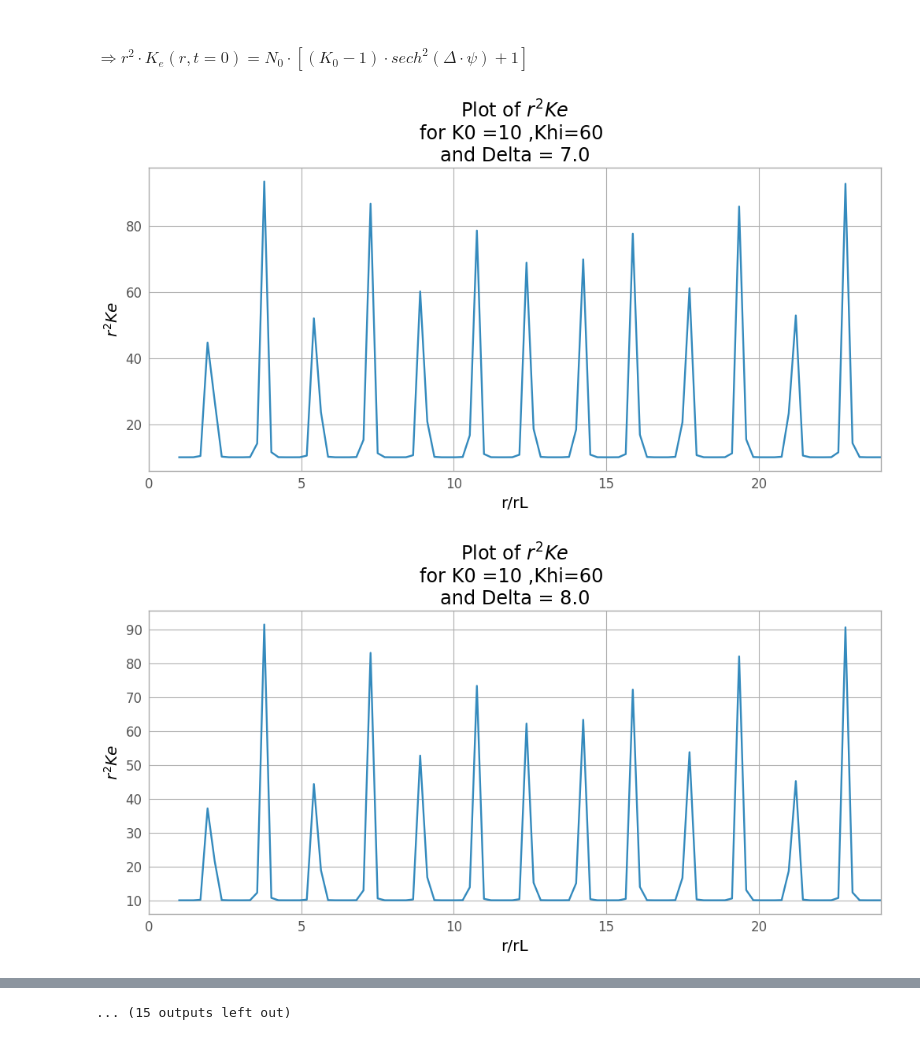
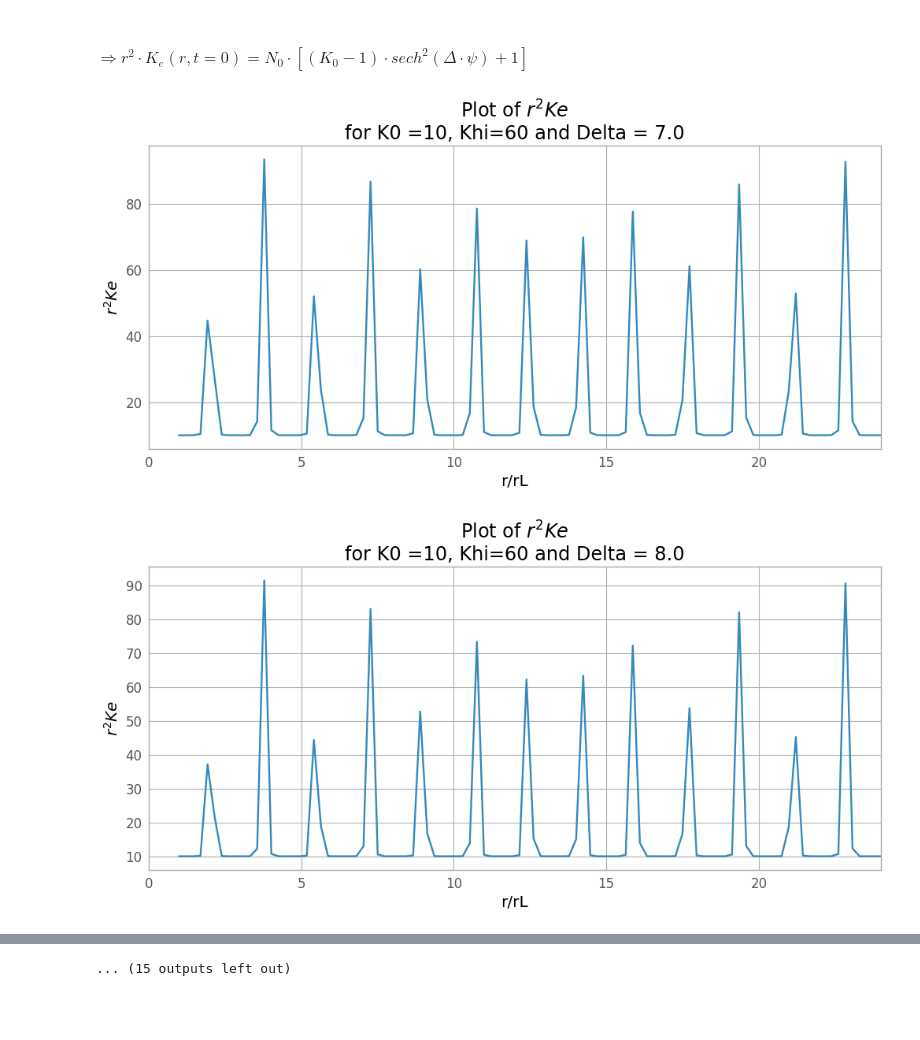
Before and after one commit to f0anits1o/Master_Thesis_Defense, a Jupyter notebook: plotr2Ke(r,t).ipynb, the cells around one changed output, grey strips where cells are left out. Cells and saved outputs as stored; diff of their text form; code cells hidden in the pictures; blank space fills up the shorter version.

```diff
--- a/plotr2Ke(r,t).ipynb
+++ b/plotr2Ke(r,t).ipynb
@@ -68,7 +68,7 @@ def degrees_to_radians(degrees):
     """
     return degrees * np.pi / 180
 
-def plot_data(z, r2Ke, K0, Khi, Delta):
+def plot_data(z, r2Ke, K0, Khi, Delta, title):
     """
     plot of $r^2$Ke for K0 and Delta giveen
 
@@ -77,11 +77,12 @@ def plot_data(z, r2Ke, K0, Khi, Delta):
         r2Ke: Array of $r^2$ * Ke values,
         K0: K0 value,
         Delta: Delta value,
-        Khi: Value of Khi.
+        Khi: Value of Khi,
+        title: Title for the plot
     """
     plt.figure(figsize=(12, 5))
     plt.plot(z, r2Ke)
-    plt.title(f"Plot of $r^2Ke$ \nfor K0 ={K0} ,Khi={Khi} \nand Delta = {Delta}")
+    plt.title(title)
     plt.xlabel('r/rL')
     plt.ylabel('$r^2Ke$')
     plt.xlim(0, 24)
@@ -90,35 +91,34 @@ def plot_data(z, r2Ke, K0, Khi, Delta):
 
 # Constants
 f = 0.008538220
 Omega = 2 * np.pi * f
 rL = 2.99792458e+08 / Omega
 Bv = np.sqrt(1.2**2 - 1) / 1.2
 BL_G = 0.3
 BL_T = gauss_to_tesla(BL_G)
 phi = np.pi / 3
 theta = np.pi / 2
 r = np.linspace(rL, 24*rL, 100)
 z = r / rL
 N0 = 10
 
 # Varying parameters
-#K0v =np.array([10, 30, 50])
 K0v = np.arange(10, 51, 20) # vary K0v from 10 to 50 with step 20
 Khi_values = np.arange(60, 81, 10)  # Vary Khi from 60 to 80 with step 10 degrees
 Delta_values = np.linspace(7, 9, 3)  # Vary Delta from 7 to 9
 
 for K0 in K0v:
     for Khi in Khi_values:
         Khi_r = degrees_to_radians(Khi)
         psi = np.cos(theta) * np.cos(Khi_r) + np.sin(theta) * np.sin(Khi_r) * np.cos(phi + z / Bv)
 
         for Delta in Delta_values:
             x = np.multiply(psi, Delta)
             sech_x = sech(x)
             sech2 = np.power(sech_x, 2)
             r2Ke = N0*((K0 - 1) * sech2 + 1)
-            #r2Ke = np.log10(r2Ke0) / np.log10(100) # logarithm with base 100
-            plot_data(z, r2Ke, K0, Khi, Delta)
+            title = f"Plot of $r^2Ke$ \nfor K0 ={K0}, Khi={Khi} and Delta = {Delta}"
+            plot_data(z, r2Ke, K0, Khi, Delta, title)
 # %% [output]
-[figure, old version]
+[figure, new version]
-[figure, old version]
+[figure, new version]
```
Also changed, not shown: parts of 1 cell of this notebook.
